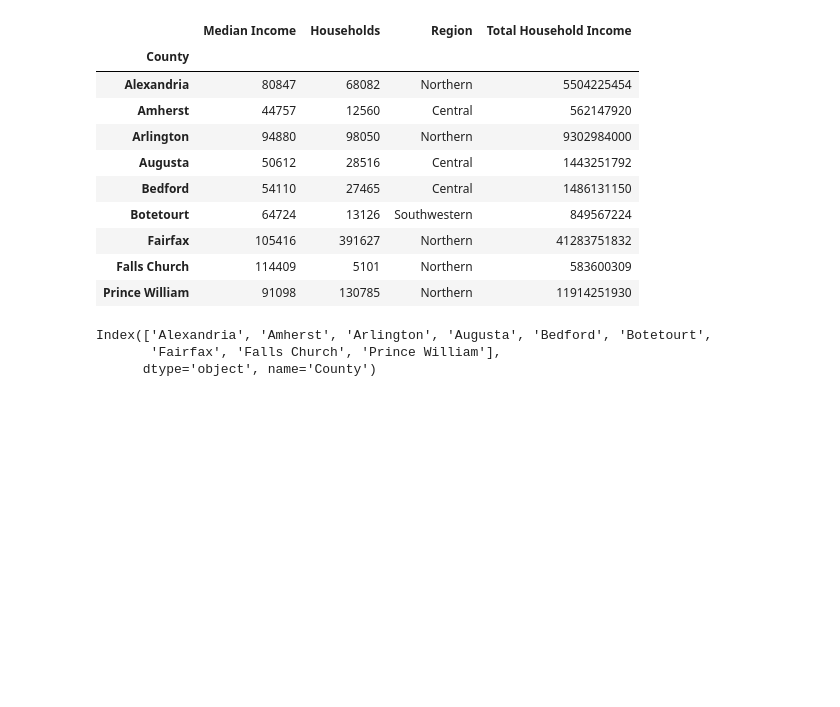
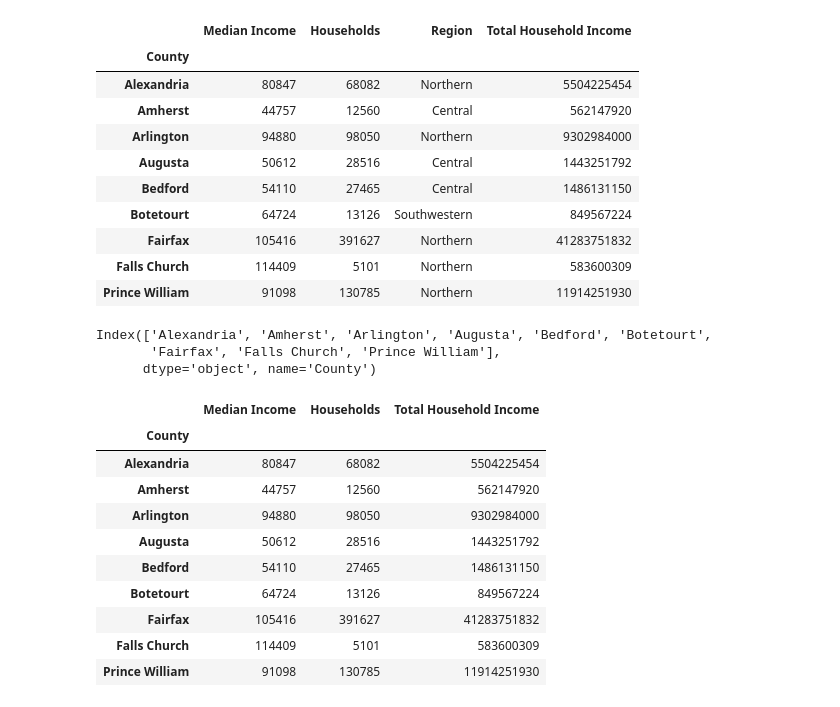
Before and after one commit to t4d-classes/python-data-analysis_06142021_afternoon, a Jupyter notebook: jupyter_conda/10_Pandas_Intro.ipynb, the cells around one changed output. Drawn from its saved outputs; the diff is of its cells as text; code cells hidden in the pictures; blank space fills up the shorter version.

```diff
--- a/jupyter_conda/10_Pandas_Intro.ipynb
+++ b/jupyter_conda/10_Pandas_Intro.ipynb
@@ -430,3 +430,17 @@ counties3.index
 Index(['Alexandria', 'Amherst', 'Arlington', 'Augusta', 'Bedford', 'Botetourt',
        'Fairfax', 'Falls Church', 'Prince William'],
       dtype='object', name='County')
+# %%
+counties3.drop("Region", axis=1)
+# %% [output]
+|  | Median Income | Households | Total Household Income |
+| County |  |  |  |
+| Alexandria | 80847 | 68082 | 5504225454 |
+| Amherst | 44757 | 12560 | 562147920 |
+| Arlington | 94880 | 98050 | 9302984000 |
+| Augusta | 50612 | 28516 | 1443251792 |
+| Bedford | 54110 | 27465 | 1486131150 |
+| Botetourt | 64724 | 13126 | 849567224 |
+| Fairfax | 105416 | 391627 | 41283751832 |
+| Falls Church | 114409 | 5101 | 583600309 |
+| Prince William | 91098 | 130785 | 11914251930 |
```
Also changed, not shown: parts of 13 cells of this notebook, 1 other file.
